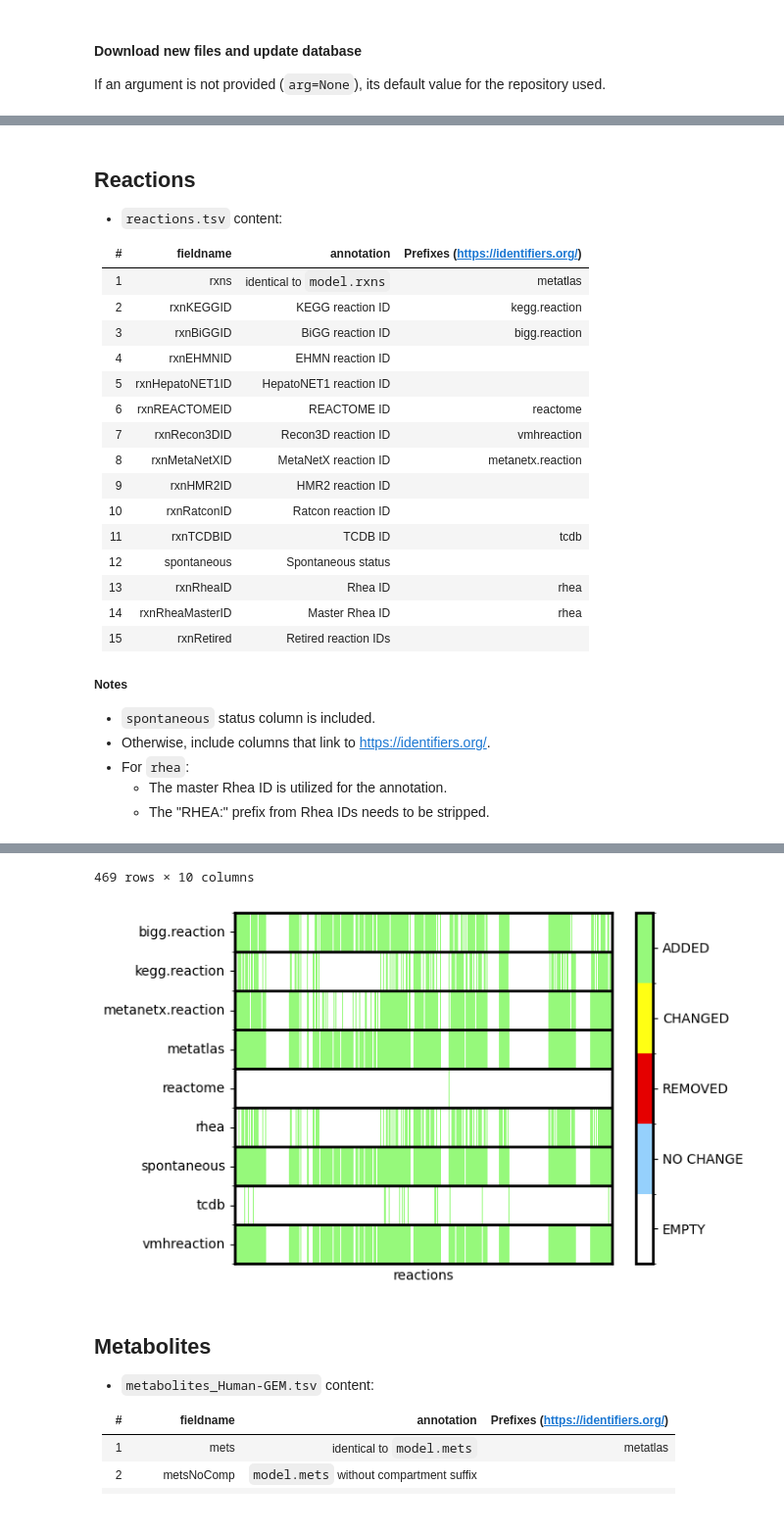
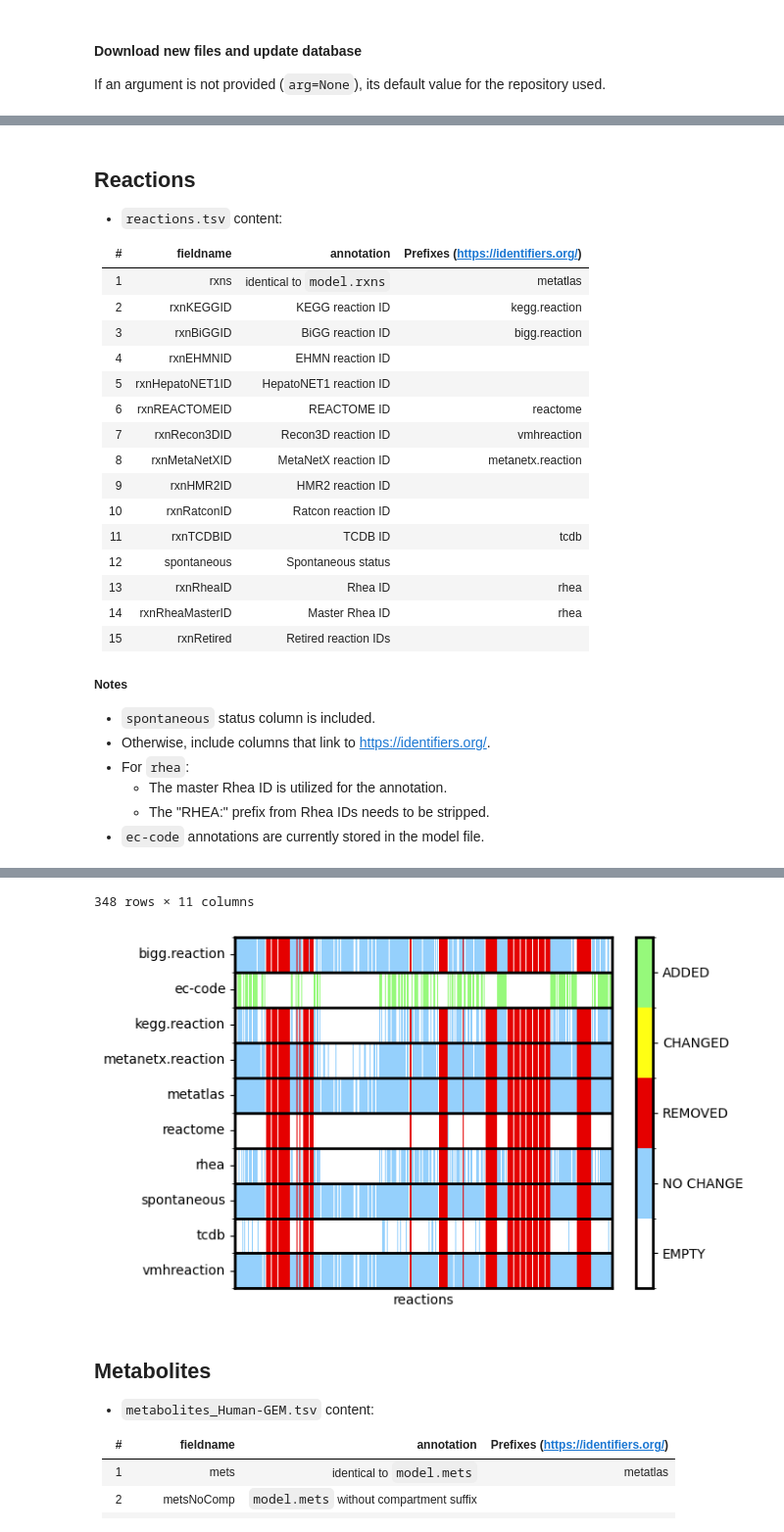
Before and after one commit to z-haiman/RBC-GEM, a Jupyter notebook: code/notebooks/annotation/ExtractAnnotations_MetAtlas.ipynb, the cells around one changed output, grey strips where cells are left out. Shown at 98% size. Saved outputs shown, nothing was run; the diff lists cells and outputs as text; code cells hidden in the pictures.

Commit message:
Update model to 0.3.0 and extract annotations

```diff
--- a/code/notebooks/annotation/ExtractAnnotations_MetAtlas.ipynb
+++ b/code/notebooks/annotation/ExtractAnnotations_MetAtlas.ipynb
@@ -97,7 +99,7 @@ if HUMANGEM_VERSION_EXPECTED != version:
     download_database_HumanGEM(
         annotation_type={'metabolites', 'reactions', 'genes'},
         database_dirpath=annotation_dirpath,
-        model_filetype="xml",
+        model_filetype={"xml", "yml"},
         model_version=version,
     )
 else:
@@ -157,6 +159,9 @@ overwrite = True
 * For `rhea`:
     * The master Rhea ID is utilized for the annotation.
     * The "RHEA:" prefix from Rhea IDs needs to be stripped.
+* `ec-code` annotations are currently stored in the model file.
+# %%
+HumanGEM = read_cobra_model(f"{ROOT_PATH}{DATABASE_PATH}{HUMANGEM_PATH}/Human-GEM.xml")
 # %%
 annotation_type = "reactions"
 annotation_key = "metatlas"
@@ -165,7 +170,7 @@ rename_miriam = True
 annotation_columns = HUMANGEM_MIRIAM[annotation_type].copy()
 
 del annotation_columns["rxnRheaID"]
-annotation_columns = list(annotation_columns) + ["spontaneous"]
+annotation_columns = list(annotation_columns) + ["spontaneous", "ec-code"]
 # %%
 df_model = get_annotation_df(
     getattr(model, annotation_type),
@@ -174,6 +179,16 @@ df_model = get_annotation_df(
 
 df_annotations = get_annotations_HumanGEM(annotation_type, database_dirpath)
 df_annotations = df_annotations.rename({"rxns": "rxnMetAtlas"}, axis=1)
+df_annotations = df_annotations.merge(
+    pd.DataFrame.from_dict({
+        rxn.id: build_string(rxn.annotation.get("ec-code", []))
+        for rxn in HumanGEM.reactions if rxn.annotation.get("ec-code", [])
+    }, orient="index", columns=["ec-code"]),
+    left_on="rxnMetAtlas",
+    right_index=True,
+    how="left"
+)
+
 df_annotations = df_model.merge(
     df_annotations,
     left_on=annotation_key,
@@ -233,5 +248,5 @@ df_annotations
-469 rows × 10 columns
+348 rows × 11 columns
-[figure, old version]
+[figure, new version]
 # %% [markdown]
 ## Metabolites
 
```
Also changed, not shown: parts of 6 cells of this notebook, 17 other files.
